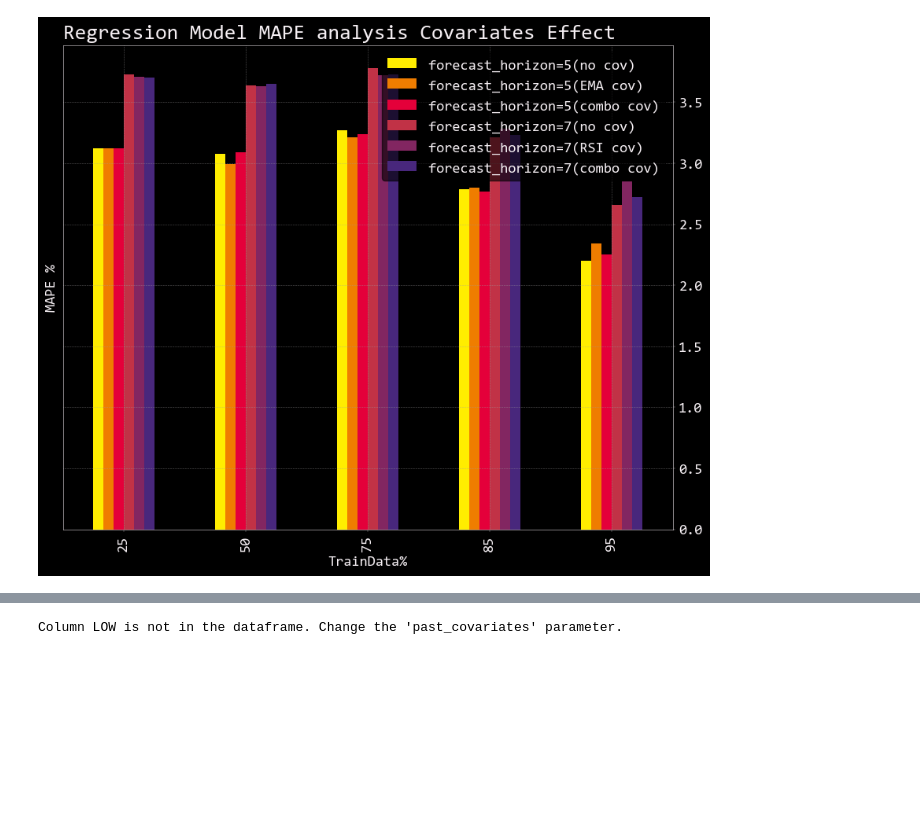
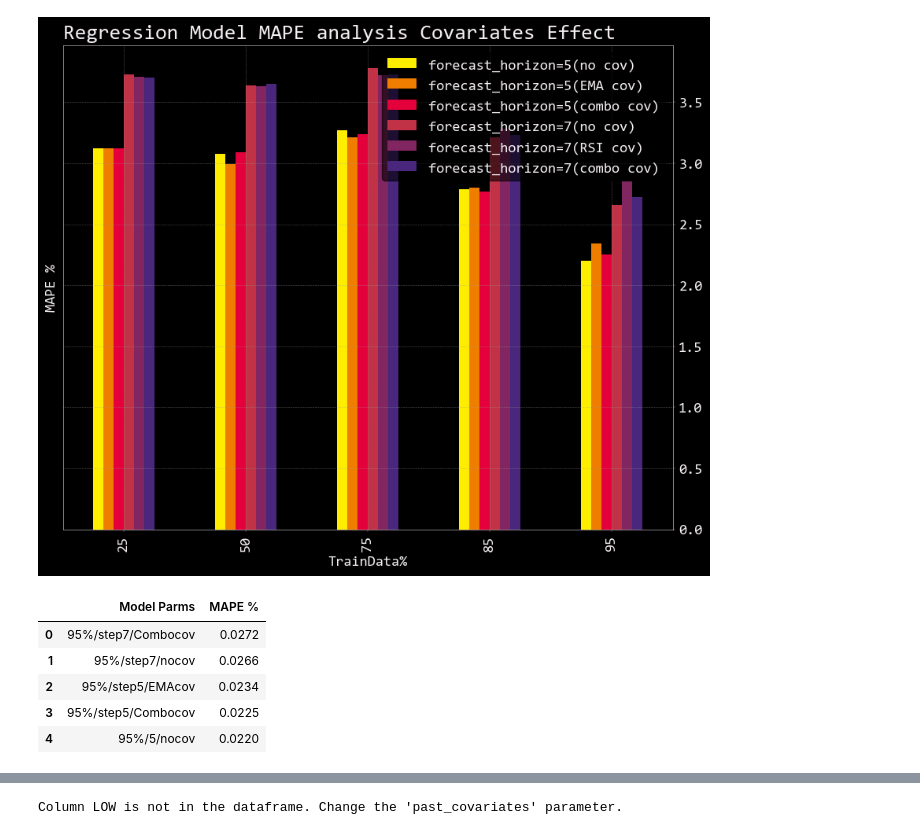
Before and after one commit to omarmoreta/fintech_project_2, a Jupyter notebook: Mike_analysis_nb.ipynb, the cells around one changed output, grey strips where cells are left out. Drawn from its saved outputs; the diff is of its cells as text; code cells hidden in the pictures; blank space fills up the shorter version.

```diff
--- a/Mike_analysis_nb.ipynb
+++ b/Mike_analysis_nb.ipynb
@@ -520,3 +514,19 @@ mape.plot(kind = "bar",
 # %% [output]
 <AxesSubplot: title={'left': 'Regression Model MAPE analysis Covariates Effect'}, xlabel='TrainData%', ylabel='MAPE %'>
 [figure]
+# %%
+df_topfive = pd.DataFrame([['95%/5/nocov', .0220],
+                   ['95%/step5/Combocov', .0225],
+                   ['95%/step5/EMAcov', .0234],
+                   ['95%/step7/nocov', .0266],
+                   ['95%/step7/Combocov', .0272]], columns = ['Model Parms', 'MAPE %'])
+
+df_topfive = df_topfive.sort_values("MAPE %", ascending=False, ignore_index = True)
+df_topfive
+# %% [output]
+|  | Model Parms | MAPE % |
+| 0 | 95%/step7/Combocov | 0.0272 |
+| 1 | 95%/step7/nocov | 0.0266 |
+| 2 | 95%/step5/EMAcov | 0.0234 |
+| 3 | 95%/step5/Combocov | 0.0225 |
+| 4 | 95%/5/nocov | 0.0220 |
```
Also changed, not shown: parts of 3 cells of this notebook.
